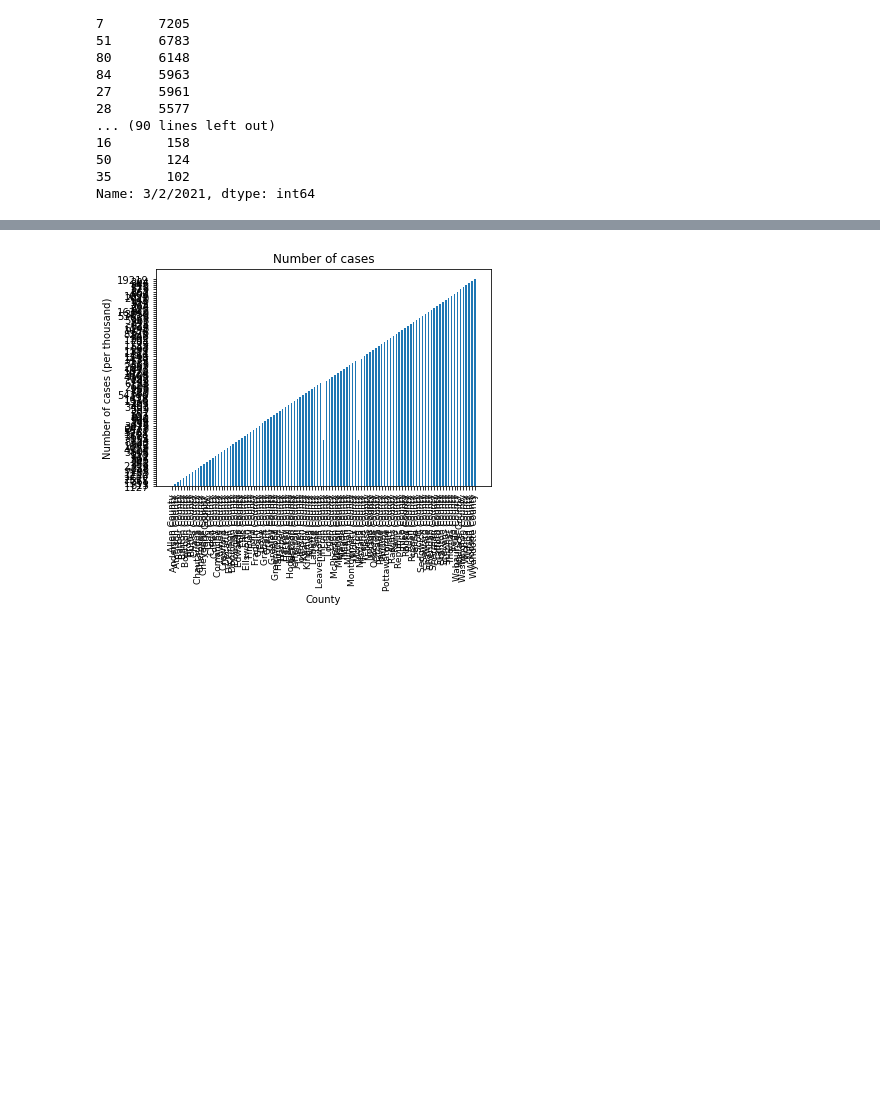
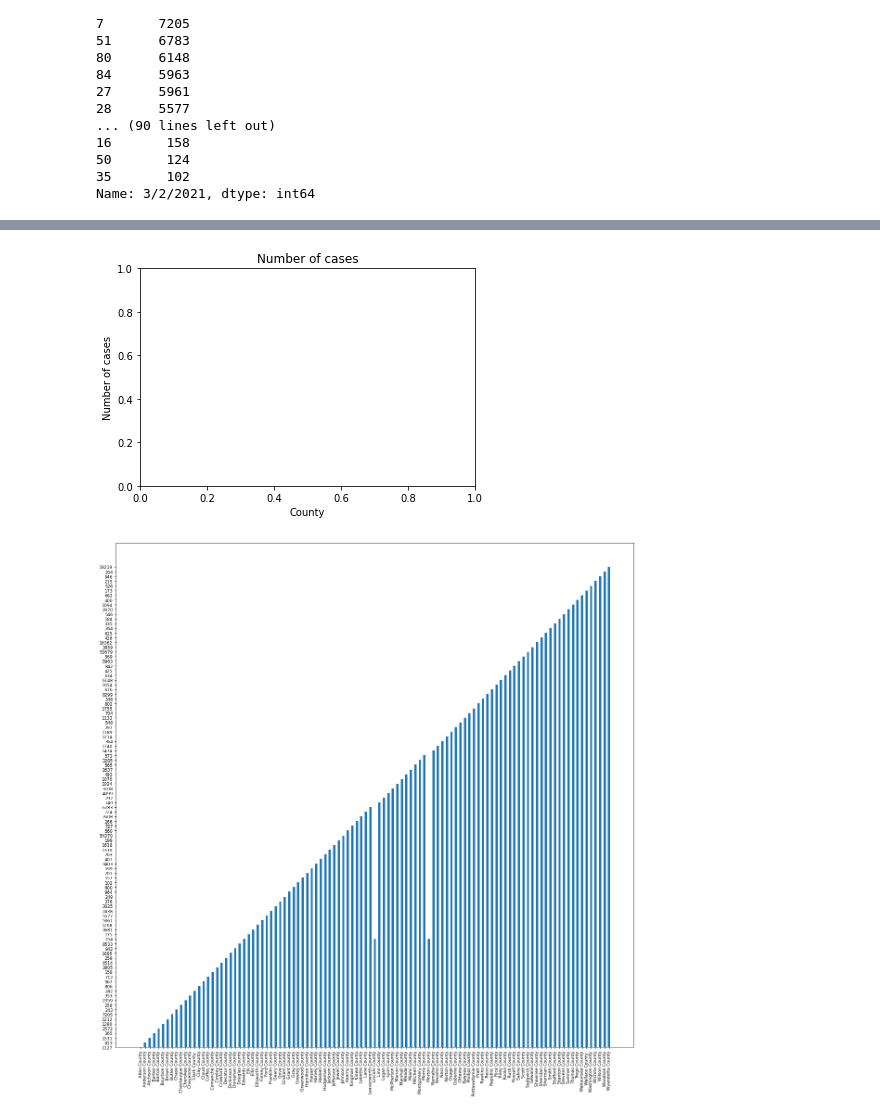
Before and after one commit to JohnGlendening/Project-1_2021, a Jupyter notebook: Kansas/Kansas_COVID_Cases.ipynb, the cells around one changed output, grey strips where cells are left out. Saved outputs shown, nothing was run; the diff lists cells and outputs as text; code cells hidden in the pictures; blank space fills up the shorter version.

Commit message:
updates to charts

```diff
--- a/Kansas/Kansas_COVID_Cases.ipynb
+++ b/Kansas/Kansas_COVID_Cases.ipynb
@@ -147,17 +160,21 @@ Final_df.head()
 # %%
 Counties = Final_df["County"]
 Cases_load = Final_df["Cases"]
 plt.title("Number of cases")
-plt.ylabel("Number of cases (per thousand)")
+plt.ylabel("Number of cases")
 plt.xlabel("County")
 width = 0.5
+# plt.xticks(rotation=90)
+plt.figure(figsize=(20,20))
+plt.bar(Counties, Cases_load, width)
 plt.xticks(rotation=90)
-plt.bar(Counties, Cases_load, width)
 plt.tick_params(axis="x", which="major", labelsize=9)
+plt.tick_params(axis="y", which="major", labelsize=9)
 
 plt.show()
 # %% [output]
-[figure, old version]
+[figure, new version]
+[figure, added]
 # %%
 #Pie chart of the percentage(%)
 sizes=Final_df["Cases"]
```
Also changed, not shown: parts of 3 cells of this notebook, 1 other file.
